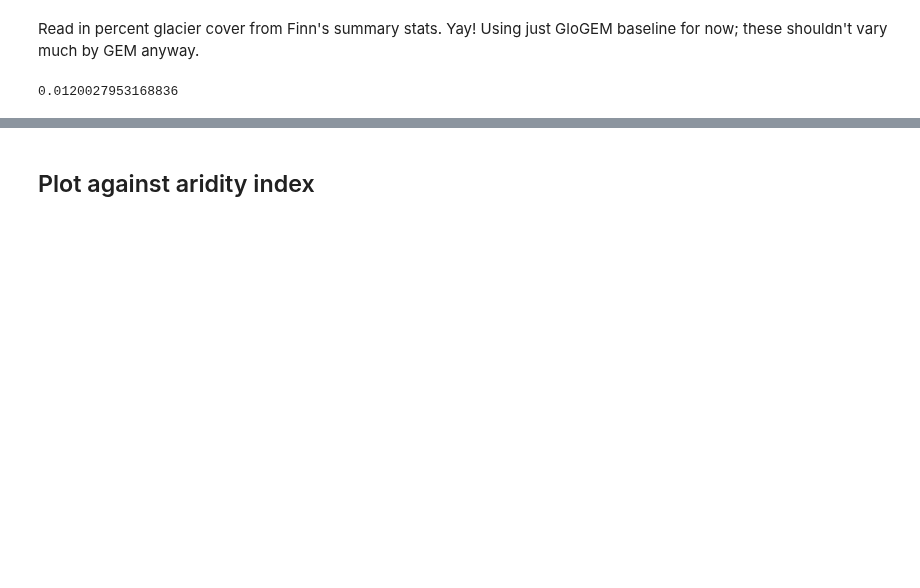
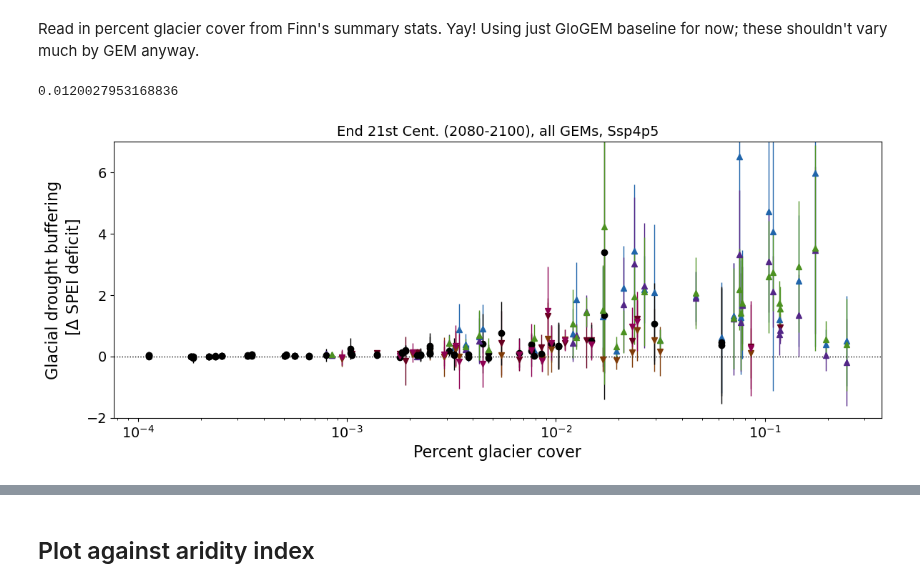
Before and after one commit to ehultee/glacial-SPEI, a Jupyter notebook: 20240215-multi_GEM-buffering_vs_aridity.ipynb, the cells around one changed output, grey strips where cells are left out. Cells and saved outputs as stored; diff of their text form; code cells hidden in the pictures; blank space fills up the shorter version.

```diff
--- a/20240215-multi_GEM-buffering_vs_aridity.ipynb
+++ b/20240215-multi_GEM-buffering_vs_aridity.ipynb
@@ -285,3 +308,77 @@ percent_glaciated = pd.read_csv(summary_file, index_col=0).loc[:, 'GlacierAreaFr
 percent_glaciated.loc['YUKON']
 # %% [output]
 0.0120027953168836
+# %%
+## Buffering vs percent glacier cover
+
+## Color defaults per model
+colorcode = ['RdBu', 'PuOr', 'PiYG']
+
+## Create figure with only the end-century severity panel
+fig, ax = plt.subplots(figsize=(12,5))
+
+for increment in range(len(gmodels)):
+    test_GEM = gmodels[increment]
+    c = colorcode[increment]
+    offset = increment*0.2
+# for test_GEM, c in zip(gmodels, colorcode):
+    this_cmap = plt.get_cmap(c)
+    base_color = this_cmap(0.5)
+    dec_color = this_cmap(-0.7)
+    inc_color = this_cmap(0.9)
+
+    for j, b in enumerate(basin_names):
+        number_b = []
+        severity_b = []
+        number_midC = []
+        number_endC = []
+        severity_midC = []
+        severity_endC = []
+
+        # vol = initial_vols.loc[b,test_GEM]
+        pc_glac = percent_glaciated.loc[b]
+
+        for m in modelnames_provis:
+            number_b.append(basin_stats_bymodel_early[test_GEM][m][b][0][1]
+                            -basin_stats_bymodel_early[test_GEM][m][b][0][0])
+            number_midC.append(basin_stats_bymodel_midC[test_GEM][m][b][0][1]
+                               -basin_stats_bymodel_midC[test_GEM][m][b][0][0])
+            number_endC.append(basin_stats_bymodel_endC[test_GEM][m][b][0][1]
+                               -basin_stats_bymodel_endC[test_GEM][m][b][0][0])
+            severity_b.append(-1*(basin_stats_bymodel_early[test_GEM][m][b][2][1]
+                                  -basin_stats_bymodel_early[test_GEM][m][b][2][0]))
+            severity_midC.append(-1*(basin_stats_bymodel_midC[test_GEM][m][b][2][1]
+                                     -basin_stats_bymodel_midC[test_GEM][m][b][2][0]))
+            severity_endC.append(-1*(basin_stats_bymodel_endC[test_GEM][m][b][2][1]
+                                     -basin_stats_bymodel_endC[test_GEM][m][b][2][0]))
+
+
+
+        endC_v_hist_s = np.nanmean(severity_endC)-np.nanmean(severity_b)
+        if endC_v_hist_s >0.1:
+            endC_color_s=inc_color
+            endC_marker_s='^'
+        elif endC_v_hist_s<-0.1:
+            endC_color_s=dec_color
+            endC_marker_s='v'
+        else:
+            endC_color_s='k'
+            endC_marker_s='o'
+        #
+        ax.errorbar(pc_glac, np.nanmean(severity_endC),
+                     yerr=np.asarray(np.nanmean(severity_endC)-np.nanmin(severity_endC), np.nanmax(severity_endC)-np.nanmean(severity_endC)).transpose(),
+                     color=endC_color_s, marker=endC_marker_s, lw=1.0)
+
+
+ax.set_ylabel(r'Glacial drought buffering'
+              '\n'
+              ' [$\Delta$ SPEI deficit]',fontsize=16)
+ax.set(xscale='log', ylim=(-2,7))
+ax.set_yticks([-2, 0, 2, 4, 6])
+ax.set_xlabel('Percent glacier cover', fontsize=16)
+ax.set_title('End 21st Cent. (2080-2100), all GEMs, {}'.format(scen), fontsize=14)
+ax.tick_params(which='both', labelsize=14)
+ax.axhline(0, ls=':', lw=1.0, color='k')
+plt.tight_layout()
+# %% [output]
+[figure, added]
```
Also changed, not shown: parts of 13 cells of this notebook.
